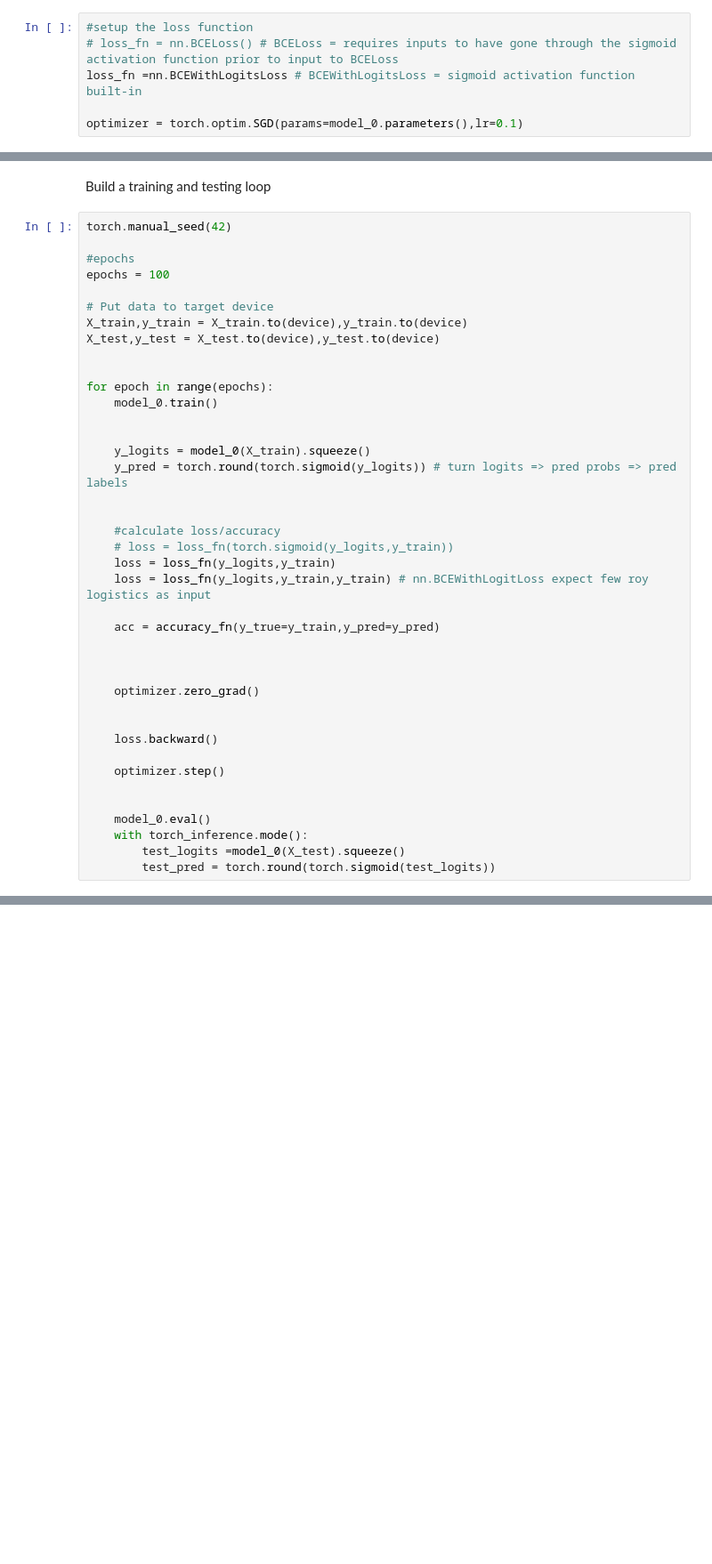
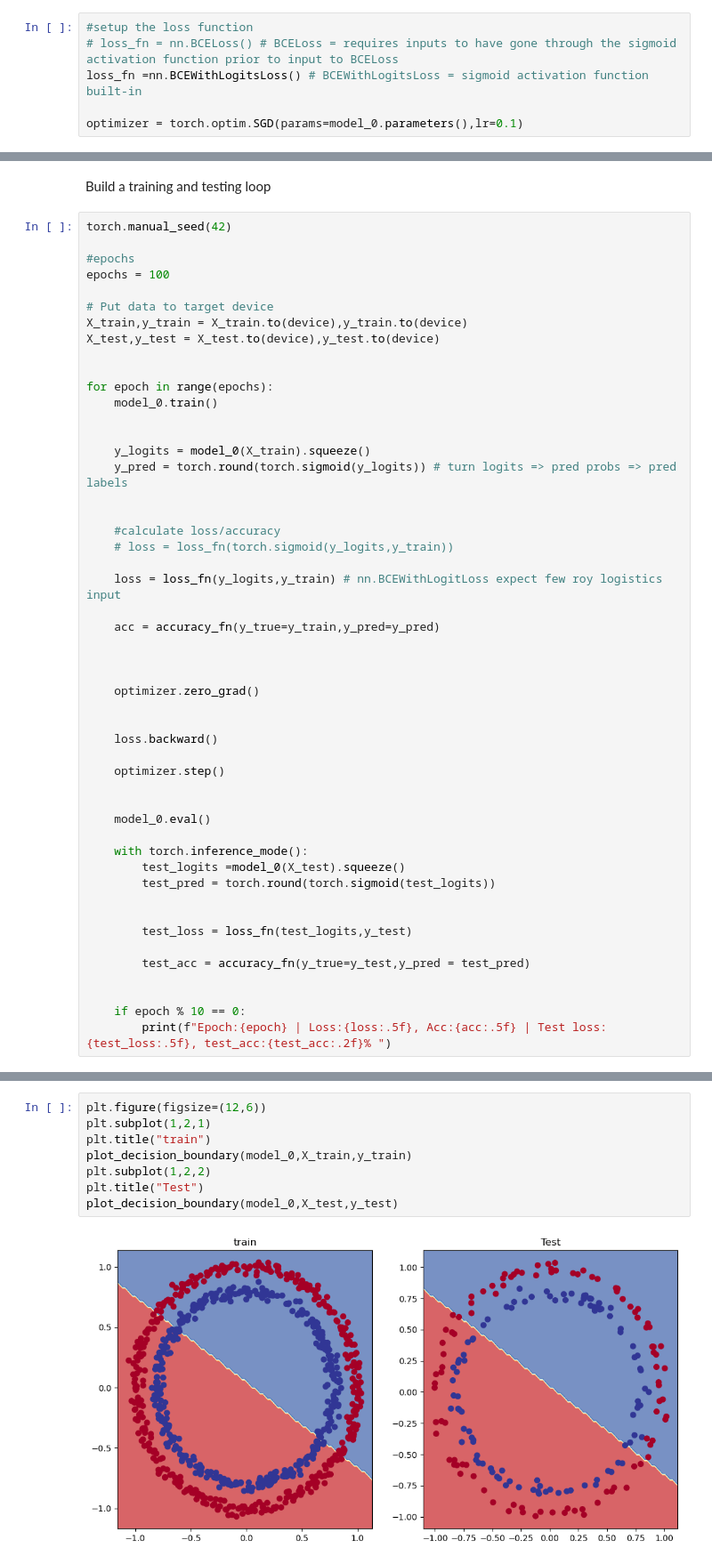
Before and after one commit to mesailesh7/Pytorch, a Jupyter notebook: Neural_network_classification.ipynb, the cells around one changed output, grey strips where cells are left out. Shown at 89% size. Drawn from its saved outputs; the diff is of its cells as text; blank space fills up the shorter version.

Commit message:
Helper Function new

```diff
--- a/Neural_network_classification.ipynb
+++ b/Neural_network_classification.ipynb
@@ -257,7 +257,7 @@ For example, the stochastic gradient descent optimizer (SGD, torch.optim.SGD())
 # %%
 #setup the loss function
 # loss_fn = nn.BCELoss() # BCELoss = requires inputs to have gone through the sigmoid activation function prior to input to BCELoss
-loss_fn =nn.BCEWithLogitsLoss # BCEWithLogitsLoss = sigmoid activation function built-in
+loss_fn =nn.BCEWithLogitsLoss() # BCEWithLogitsLoss = sigmoid activation function built-in
 
 optimizer = torch.optim.SGD(params=model_0.parameters(),lr=0.1)
 # %%
@@ -371,8 +371,8 @@ for epoch in range(epochs):
 
     #calculate loss/accuracy
     # loss = loss_fn(torch.sigmoid(y_logits,y_train))
-    loss = loss_fn(y_logits,y_train)
-    loss = loss_fn(y_logits,y_train,y_train) # nn.BCEWithLogitLoss expect few roy logistics as input
+
+    loss = loss_fn(y_logits,y_train) # nn.BCEWithLogitLoss expect few roy logistics input
 
     acc = accuracy_fn(y_true=y_train,y_pred=y_pred)
 
@@ -387,7 +387,17 @@ for epoch in range(epochs):
 
 
     model_0.eval()
-    with torch_inference.mode():
+
+    with torch.inference_mode():
         test_logits =model_0(X_test).squeeze()
         test_pred = torch.round(torch.sigmoid(test_logits))
+
+
+        test_loss = loss_fn(test_logits,y_test)
+
+        test_acc = accuracy_fn(y_true=y_test,y_pred = test_pred)
+
+
+    if epoch % 10 == 0:
+        print(f"Epoch:{epoch} | Loss:{loss:.5f}, Acc:{acc:.5f} | Test loss:{test_loss:.5f}, test_acc:{test_acc:.2f}% ")
 # %% [output]
@@ -394,0 +433,10 @@ RuntimeError: Boolean value of Tensor with more than one value is ambiguous
+# %%
+plt.figure(figsize=(12,6))
+plt.subplot(1,2,1)
+plt.title("train")
+plot_decision_boundary(model_0,X_train,y_train)
+plt.subplot(1,2,2)
+plt.title("Test")
+plot_decision_boundary(model_0,X_test,y_test)
+# %% [output]
+[figure, added]
```
Also changed, not shown: parts of 8 cells of this notebook, 1 other file.
